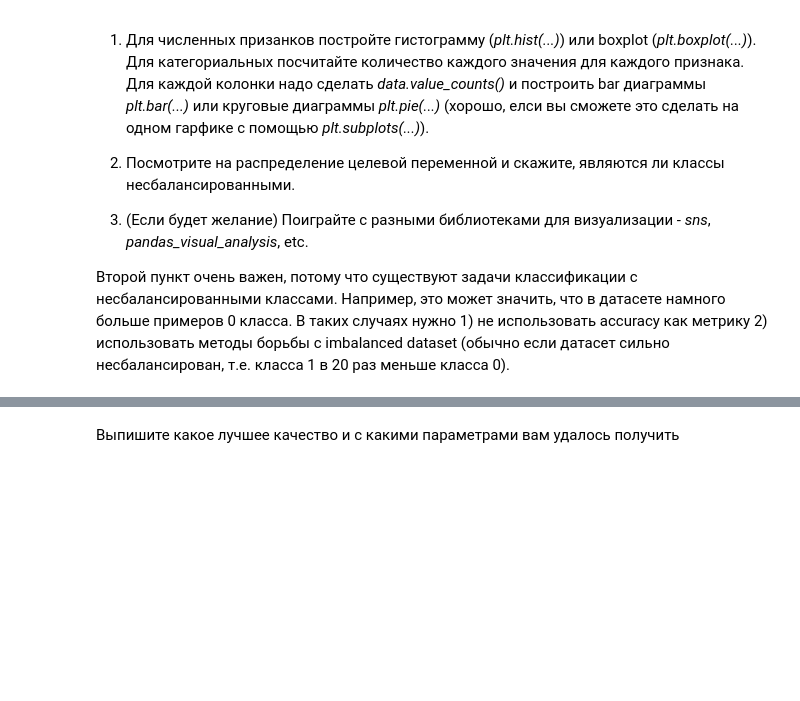
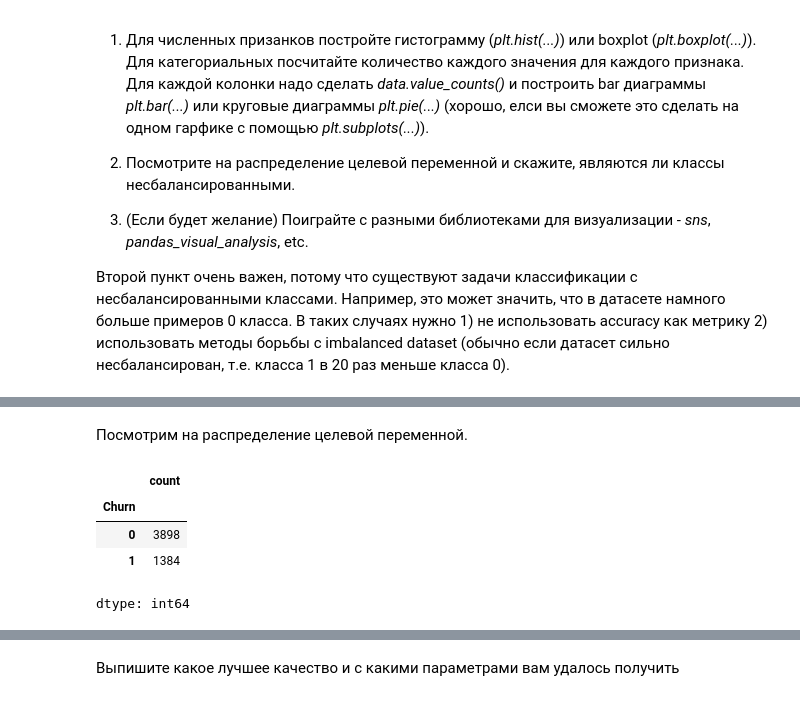
Before and after one commit to winpeperk/dls, a Jupyter notebook: week_03_composition_model_selection/Homework/hw_3_kaggle.ipynb, the cells around one changed output, grey strips where cells are left out. Saved outputs shown, nothing was run; the diff lists cells and outputs as text; code cells hidden in the pictures; blank space fills up the shorter version.

```diff
--- a/week_03_composition_model_selection/Homework/hw_3_kaggle.ipynb
+++ b/week_03_composition_model_selection/Homework/hw_3_kaggle.ipynb
@@ -159,0 +201,10 @@ target_col = 'Churn'
+# %% [markdown]
+Посмотрим на распределение целевой переменной.
+# %%
+train[target_col].value_counts()
+# %% [output]
+|  | count |
+| Churn |  |
+| 0 | 3898 |
+| 1 | 1384 |
+dtype: int64
```
Also changed, not shown: parts of 45 cells of this notebook.
